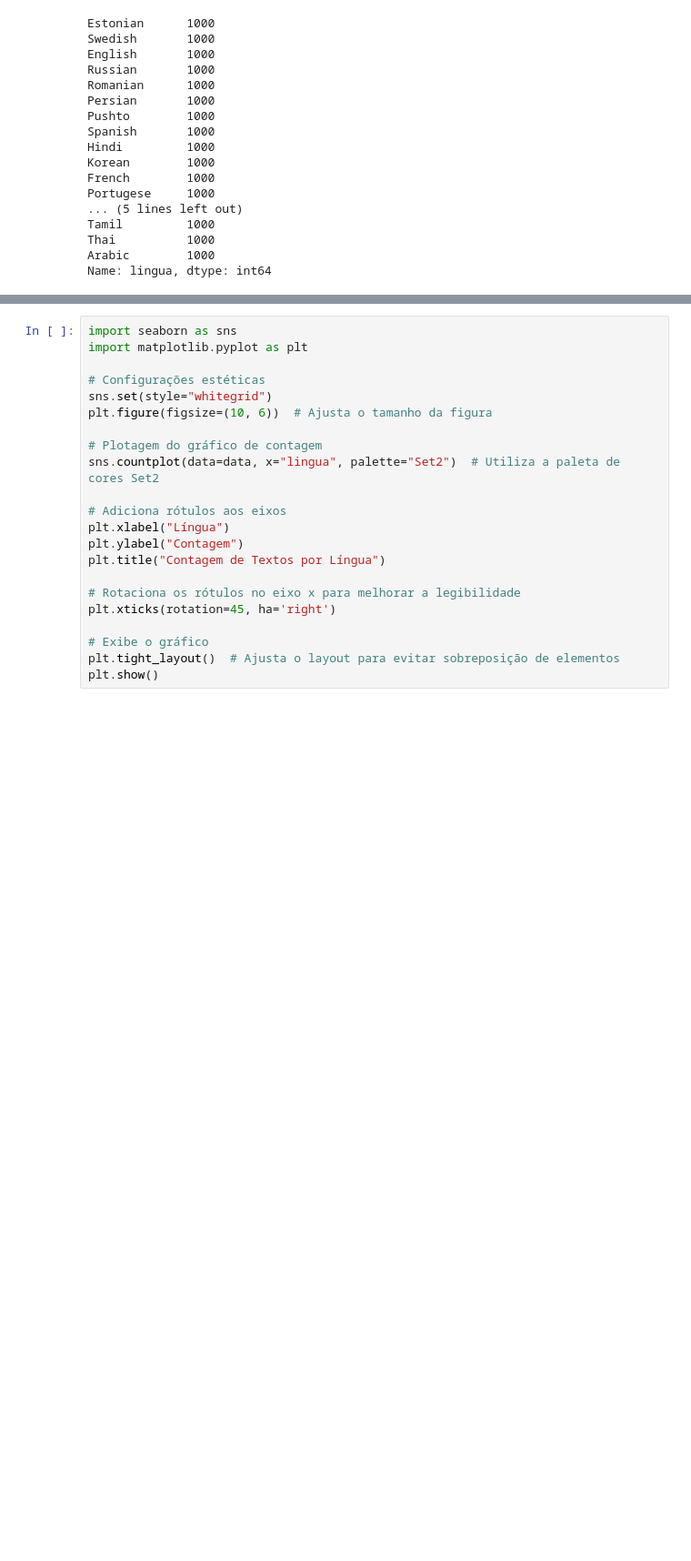
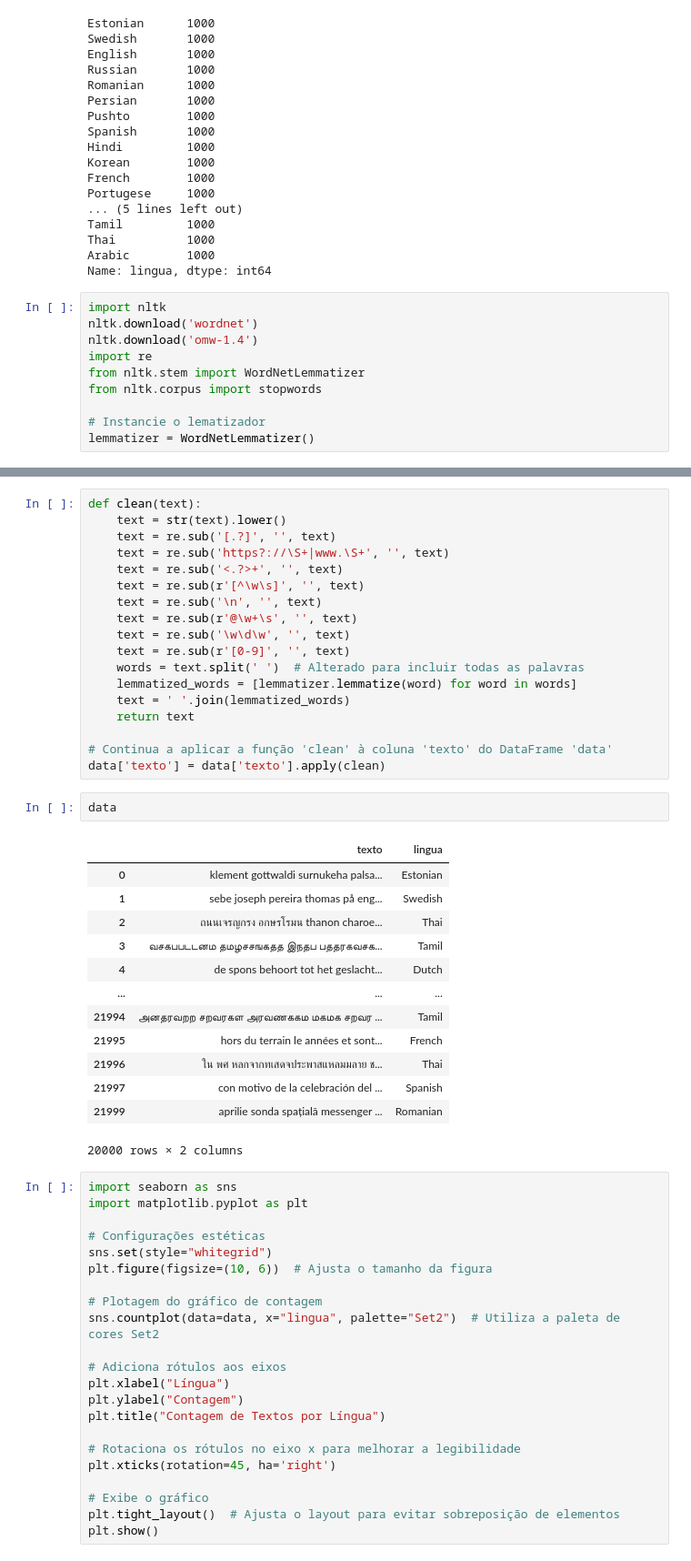
Before and after one commit to GuilhermeAlencarM/tongue-detector, a Jupyter notebook: language.ipynb, the cells around one changed output, grey strips where cells are left out. Shown: that part at 91% size. Cells and saved outputs as stored; diff of their text form; blank space fills up the shorter version.

Commit message:
Adicionando função de limpeza + lemetização dos dados

```diff
--- a/language.ipynb
+++ b/language.ipynb
@@ -64,3 +64,13 @@ Tamil         1000
 Thai          1000
 Arabic        1000
 Name: lingua, dtype: int64
+# %%
+import nltk
+nltk.download('wordnet')
+nltk.download('omw-1.4')
+import re
+from nltk.stem import WordNetLemmatizer
+from nltk.corpus import stopwords
+
+# Instancie o lematizador
+lemmatizer = WordNetLemmatizer()
@@ -67,3 +84,37 @@ Name: lingua, dtype: int64
+# %%
+def clean(text):
+    text = str(text).lower()
+    text = re.sub('[.?]', '', text)
+    text = re.sub('https?://\S+|www.\S+', '', text)
+    text = re.sub('<.?>+', '', text)
+    text = re.sub(r'[^\w\s]', '', text)
+    text = re.sub('\n', '', text)
+    text = re.sub(r'@\w+\s', '', text)
+    text = re.sub('\w\d\w', '', text)
+    text = re.sub(r'[0-9]', '', text)
+    words = text.split(' ')  # Alterado para incluir todas as palavras
+    lemmatized_words = [lemmatizer.lemmatize(word) for word in words]
+    text = ' '.join(lemmatized_words)
+    return text
+
+# Continua a aplicar a função 'clean' à coluna 'texto' do DataFrame 'data'
+data['texto'] = data['texto'].apply(clean)
+# %%
+data
+# %% [output]
+|  | texto | lingua |
+| 0 | klement gottwaldi surnukeha palsa... | Estonian |
+| 1 | sebe joseph pereira thomas på eng... | Swedish |
+| 2 | ถนนเจรญกรง อกษรโรมน thanon charoe... | Thai |
+| 3 | வசகபபடடனம தமழசசஙகதத இநதப பததரகவசக... | Tamil |
+| 4 | de spons behoort tot het geslacht... | Dutch |
+| ... | ... | ... |
+| 21994 | அனதரவறற சறவரகள அரவணககம மகமக சறவர ... | Tamil |
+| 21995 | hors du terrain le années et sont... | French |
+| 21996 | ใน พศ หลกจากทเสดจประพาสแหลมมลาย ช... | Thai |
+| 21997 | con motivo de la celebración del ... | Spanish |
+| 21999 | aprilie sonda spațială messenger ... | Romanian |
+20000 rows × 2 columns
 # %%
 import seaborn as sns
 import matplotlib.pyplot as plt
```
Also changed, not shown: parts of 5 cells of this notebook, 2 other files.
